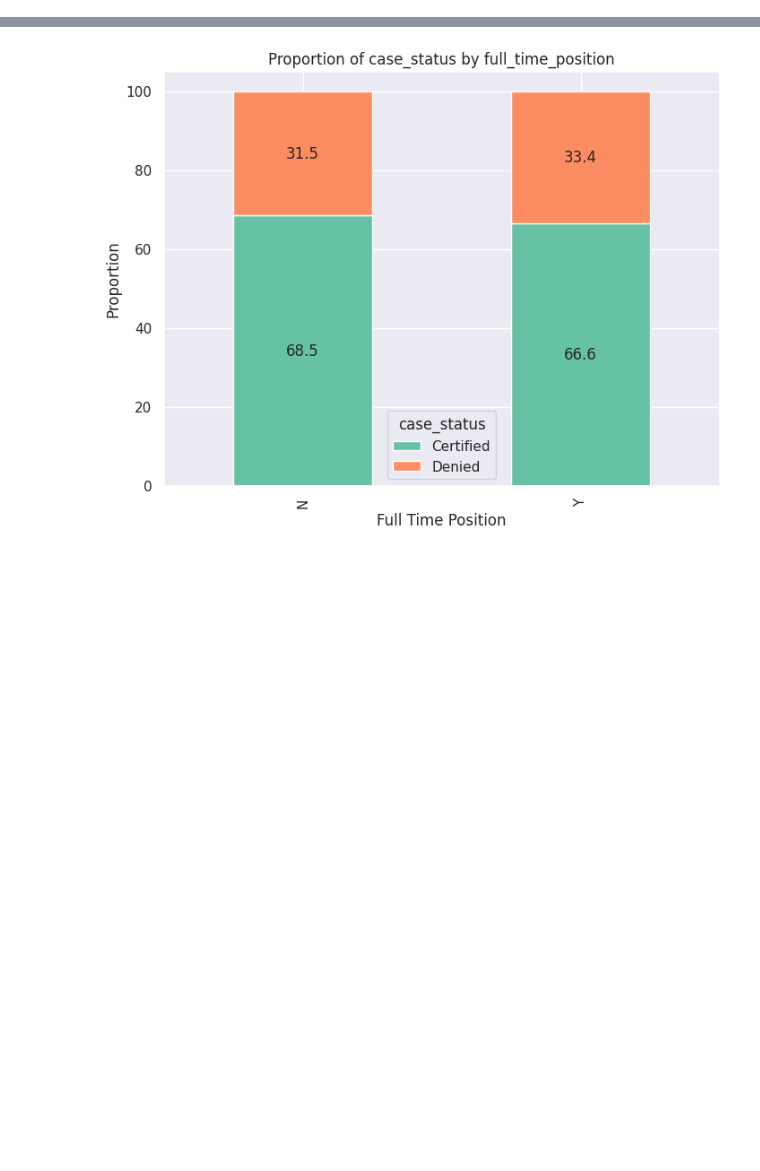
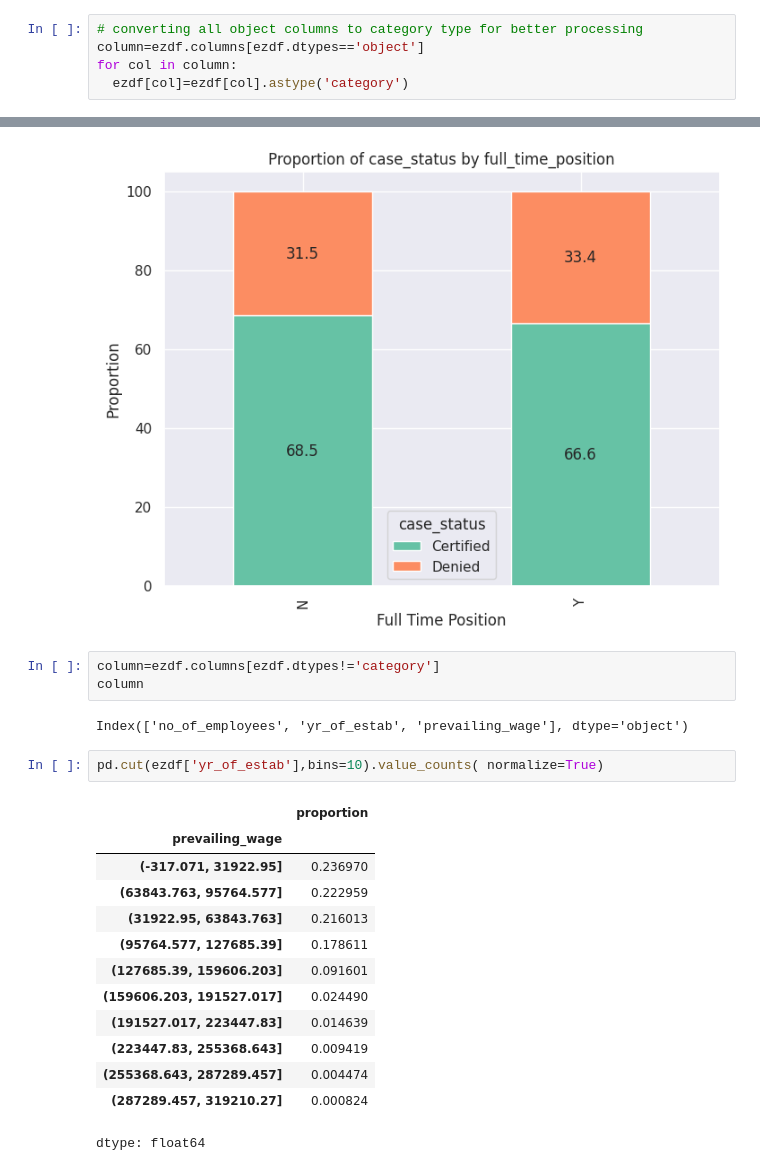
Before and after one commit to Rajesh2015/easy-visa, a Jupyter notebook: easy-visa-solution.ipynb, the cells around one changed output, grey strips where cells are left out. Saved outputs shown, nothing was run; the diff lists cells and outputs as text; blank space fills up the shorter version.

```diff
--- a/easy-visa-solution.ipynb
+++ b/easy-visa-solution.ipynb
@@ -416,3 +416,8 @@ ezdf.describe(include='object').T
    - **Unique Values:** 2 (Certified, Denied)
    - **Most Frequent Value:** Certified (17,018 occurrences)
    - **Insight:** A large number of cases are certified, which may indicate effective application processes or favorable conditions for approval.
+# %%
+# converting all object columns to category type for better processing
+column=ezdf.columns[ezdf.dtypes=='object']
+for col in column:
+  ezdf[col]=ezdf[col].astype('category')
@@ -1120,3 +1148,24 @@ plot_stacked_bar_with_annotations(df=ezdf,x='unit_of_wage',y='case_status');
 plot_stacked_bar_with_annotations(df=ezdf,x='full_time_position',y='case_status');
 # %% [output]
 [figure]
+# %%
+column=ezdf.columns[ezdf.dtypes!='category']
+column
+# %% [output]
+Index(['no_of_employees', 'yr_of_estab', 'prevailing_wage'], dtype='object')
+# %%
+pd.cut(ezdf['yr_of_estab'],bins=10).value_counts( normalize=True)
+# %% [output]
+|  | proportion |
+| prevailing_wage |  |
+| (-317.071, 31922.95] | 0.236970 |
+| (63843.763, 95764.577] | 0.222959 |
+| (31922.95, 63843.763] | 0.216013 |
+| (95764.577, 127685.39] | 0.178611 |
+| (127685.39, 159606.203] | 0.091601 |
+| (159606.203, 191527.017] | 0.024490 |
+| (191527.017, 223447.83] | 0.014639 |
+| (223447.83, 255368.643] | 0.009419 |
+| (255368.643, 287289.457] | 0.004474 |
+| (287289.457, 319210.27] | 0.000824 |
+dtype: float64
```
Also changed, not shown: parts of 1 cell of this notebook.
